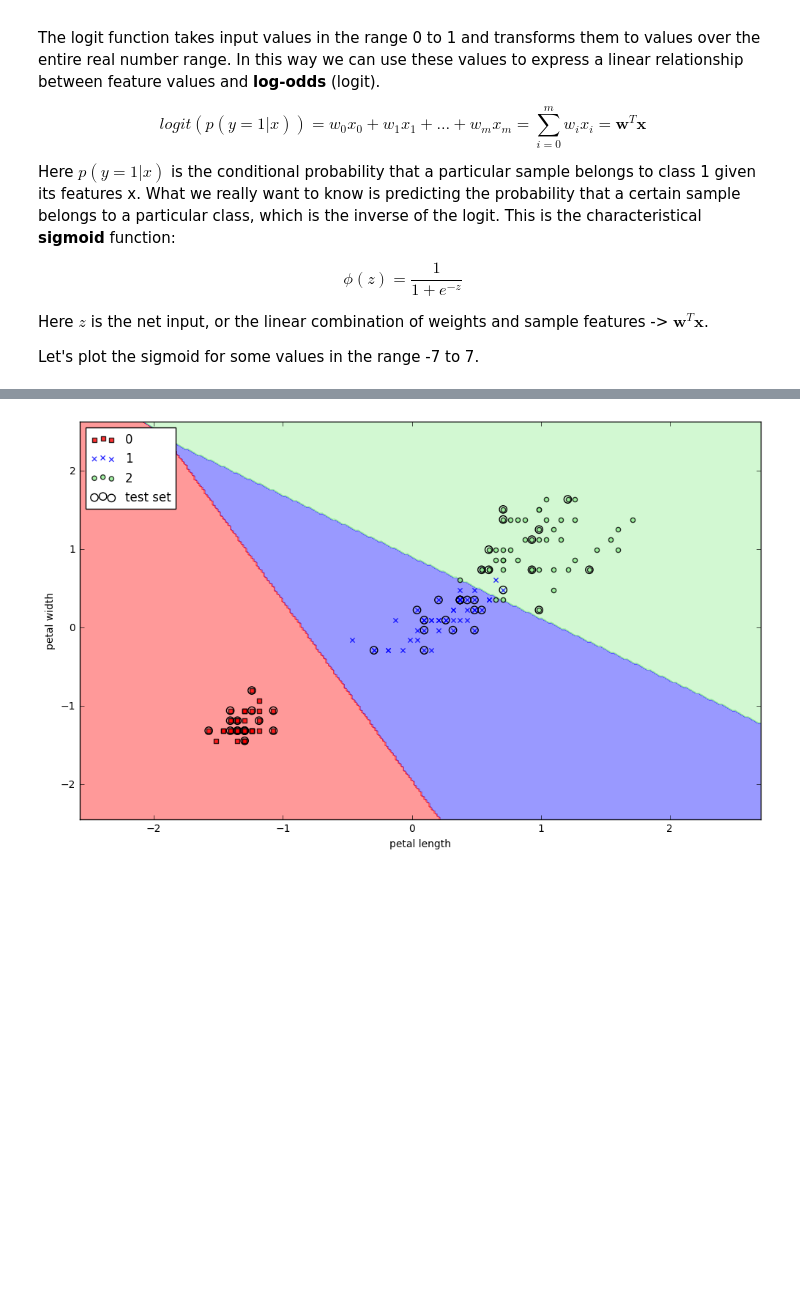
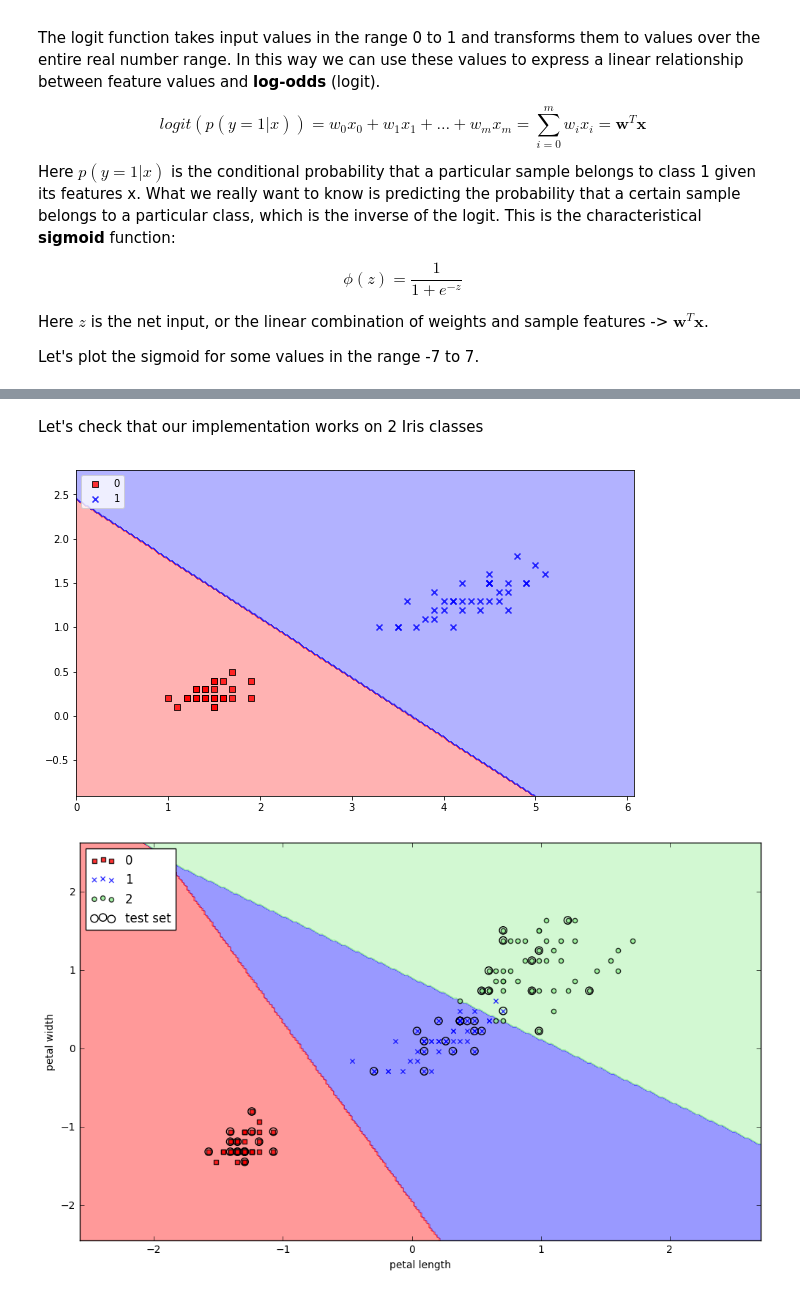
Before and after one commit to alanmarazzi/python-machinelearning, a Jupyter notebook: Chapter 3 - Scikit-Learn Tour.ipynb, the cells around one changed output, grey strips where cells are left out. Saved outputs shown, nothing was run; the diff lists cells and outputs as text; code cells hidden in the pictures; blank space fills up the shorter version.

Commit message:
Implement logistic regression

```diff
--- a/Chapter 3 - Scikit-Learn Tour.ipynb
+++ b/Chapter 3 - Scikit-Learn Tour.ipynb
@@ -113,3 +230,17 @@ We will implement Logistic Regression via **Scikit-Learn** since it's already op
+# %% [markdown]
+Let's check that our implementation works on 2 Iris classes
+# %%
+X_train_01_subset = X_train[(y_train == 0) | (y_train == 1)]
+y_train_01_subset = y_train[(y_train == 0) | (y_train == 1)]
+
+lrgd = LogisticRegressionGD(eta=.05, n_iter=1000, random_state=1)
+lrgd.fit(X_train_01_subset, y_train_01_subset)
+
+plot_decision_regions(X_train_01_subset, y_train_01_subset, classifier=lrgd)
+plt.legend(loc='upper left')
+plt.show()
+# %% [output]
+[figure, added]
 # %%
 from sklearn.linear_model import LogisticRegression
 
```
Also changed, not shown: parts of 15 cells of this notebook, 4 other files.
